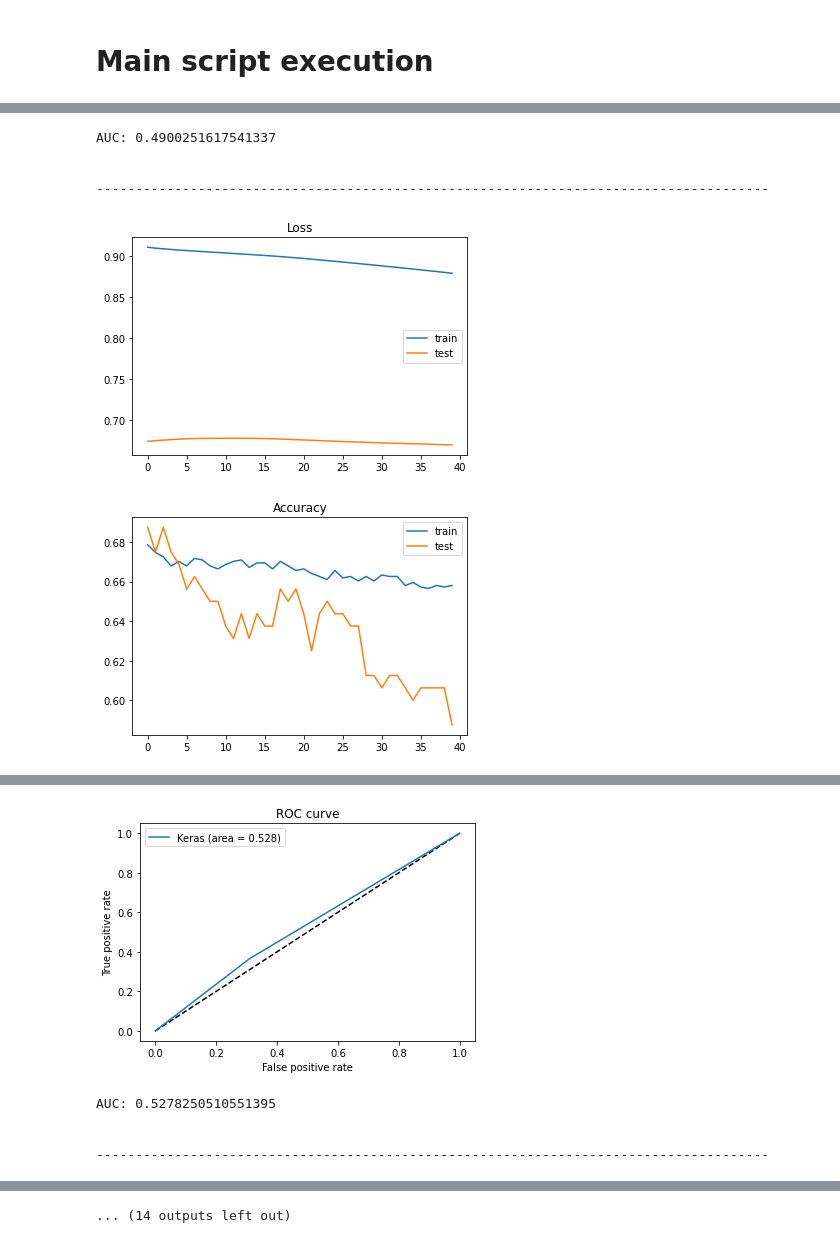
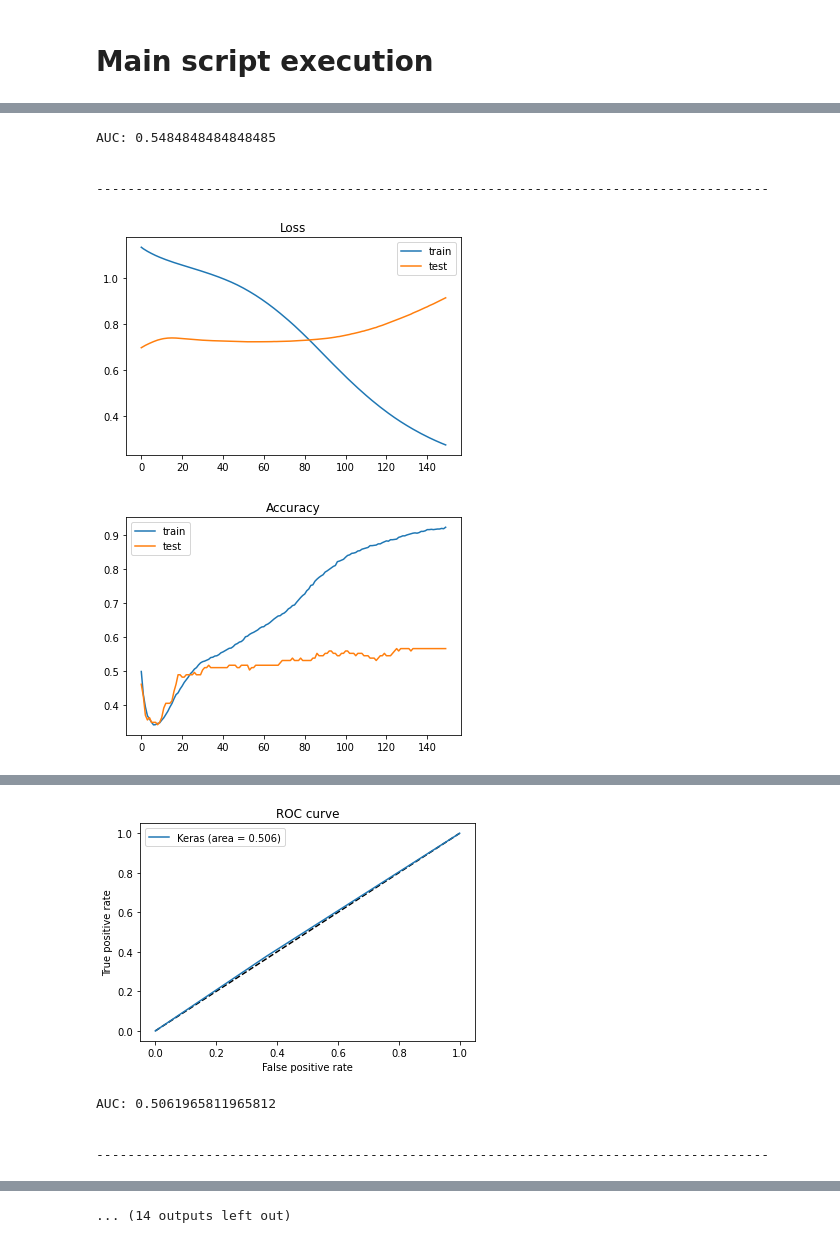
Before and after one commit to jose-correia/monolith-to-sagas, a Jupyter notebook: saga_estimator/notebooks/trace_neural_network.ipynb, the cells around one changed output, grey strips where cells are left out. Drawn from its saved outputs; the diff is of its cells as text; code cells hidden in the pictures.

```diff
--- a/saga_estimator/notebooks/trace_neural_network.ipynb
+++ b/saga_estimator/notebooks/trace_neural_network.ipynb
@@ -70,7 +71,8 @@ def split_dataset_by_trace_features(trace_dataset):
         last_feature = features[len(features) - 1]
         last_feature.last_idx = idx - 1
 
-      codebase = trace_dataset["Codebase"][idx]
+      #codebase = trace_dataset["Codebase"][idx]
+      codebase = None
       features.append(TraceFeature(codebase, name, idx))
 
   current_feature.last_idx = idx
@@ -447,10 +366,10 @@ def plot_testing_results(predictions, testing_labels):
 # -------------------------------------------------------------
 # SCRIPT CONFIGURATION
 # -------------------------------------------------------------
-TRAINING_EPOCHS = 40
+TRAINING_EPOCHS = 150
 LEARNING_RATE = 0.0001
 SHUFFLE_ON_TRAINING = False
-CLASS_WEIGHTS = {0:1, 1:2}
+CLASS_WEIGHTS = {0:1, 1:3}
 
 APPLY_FIT_VALIDATION = True
 K_FOLD_VALUE = 5
@@ -462,47 +381,15 @@ TEST_ON_SPECIFIC_CODEBASE = None
 
 EXPORT_MODEL = False
 
-CSV_FILE = "../output/all-metrics-2021-05-02-23-50-02.csv"
-CSV_ROWS = ["Codebase", "Feature", "Cluster", "CLIP", "CRIP", "CROP", "CWOP", "CIP", "CDDIP", "COP", "CPIF", "CIOF", "Orchestrator"]
-CSV_ROWS_TO_EXCLUDE = ["Cluster", "CIP", "COP", "CIOF"]
-
-
-CSV_RANKS = "../output/estimator_with_metrics_all_codebases.csv"
-CSV_RANKS_ROWS = [
-    "Codebase",
-    "Feature",
-    "Orchestrator",
-    "Entities",
-    "Initial System Complexity",
-    "Final System Complexity",
-    "System Complexity Reduction",
-    "Initial Functionality Complexity",
-    "Final Functionality Complexity",
-    "Functionality Complexity Reduction",
-    "Initial Invocations Count",
-    "Final Invocations Count",
-    "Total Invocation Merges",
-    "Total Trace Sweeps w/ Merges",
-    "Clusters with multiple invocations",
-    "CLIP",
-    "CRIP",
-    "CROP",
-    "CWOP",
-    "CIP",
-    "CDDIP",
-    "COP",
-    "CPIF",
-    "CIOF",
-]
+CSV_FILE = "../output/all-metrics-2021-05-08-16-50-48.csv"
+CSV_ROWS = ["Codebase", "Feature", "Cluster", "CLIP", "CRIP", "CROP", "CWOP", "CIP", "CDDIP", "COP", "CPIF", "CIOF", "SCCP", "FCCP", "Orchestrator"]
+CSV_ROWS_TO_EXCLUDE = ["Cluster", "CIP", "COP", "CIOF", "CPIF", "CROP", "CWOP", "CDDIP"]
 
 
 # -------------------------------------------------------------
 # EXECUTION
 # -------------------------------------------------------------
 dataset = read_dataset(CSV_FILE, CSV_ROWS, CSV_ROWS_TO_EXCLUDE)
-
-# this dataset is used on testing to get the source of truth ranks
-ranks_dataset = read_dataset(CSV_RANKS, CSV_RANKS_ROWS, [])
 
 dataset_features = dataset.copy()
 dataset_labels = dataset_features.pop('Orchestrator')
@@ -534,6 +421,7 @@ aucs = []
 losses = []
 recalls = []
 
+
 for iteration in range(K_FOLD_VALUE):
   (training_batch_features, training_batch_labels), (testing_batch_features, testing_batch_labels), (validation_batch_features, validation_batch_labels) = get_kfold_iteration_batches(
       iteration,
@@ -546,13 +434,19 @@ for iteration in range(K_FOLD_VALUE):
   )
   labels.append(testing_batch_labels)
 
+  def custom_loss(y_actual,y_pred):
+    custom_loss=kb.square(y_actual-y_pred)
+    return custom_loss
+
+
+
   model = build_neural_network_model(
       body = [
           # layers.Dense(9, activation="relu"),
-          layers.Dense(8, activation="relu"),
-          layers.Dense(8, activation="relu"),
+          layers.Dense(20, activation="relu"),
+          layers.Dense(50, activation="relu"),
           layers.Dense(2, activation="softmax")
-      ],
+        ],
       preprocessing_head = trace_preprocessing,
       inputs = inputs,
       loss = "sparse_categorical_crossentropy",
@@ -577,7 +471,7 @@ for iteration in range(K_FOLD_VALUE):
       model = model,
       testing_features = testing_batch_features,
       testing_labels = testing_batch_labels,
-      verbose = True,
+      verbose = False,
   )
   predictions.append(testing_predictions)
 
@@ -641,7 +527,7 @@ Prediction: 0 - 0.5844064950942993% | Correct: [1.] | Feature: FurnitureAssemble
-AUC: 0.4900251617541337
+AUC: 0.5484848484848485
 
 
 --------------------------------------------------------------------------------------
-[figure, old version]
+[figure, new version]
-[figure, old version]
+[figure, new version]
 Training results:
@@ -664,5 +542,5 @@ Prediction: 1 - 0.519561231136322% | Correct: [0.] | Feature: CurriculumRangerCo
-[figure, old version]
+[figure, new version]
-AUC: 0.5278250510551395
+AUC: 0.5061965811965812
 
 
 --------------------------------------------------------------------------------------
```
Also changed, not shown: parts of 4 cells of this notebook, 48 other files.
